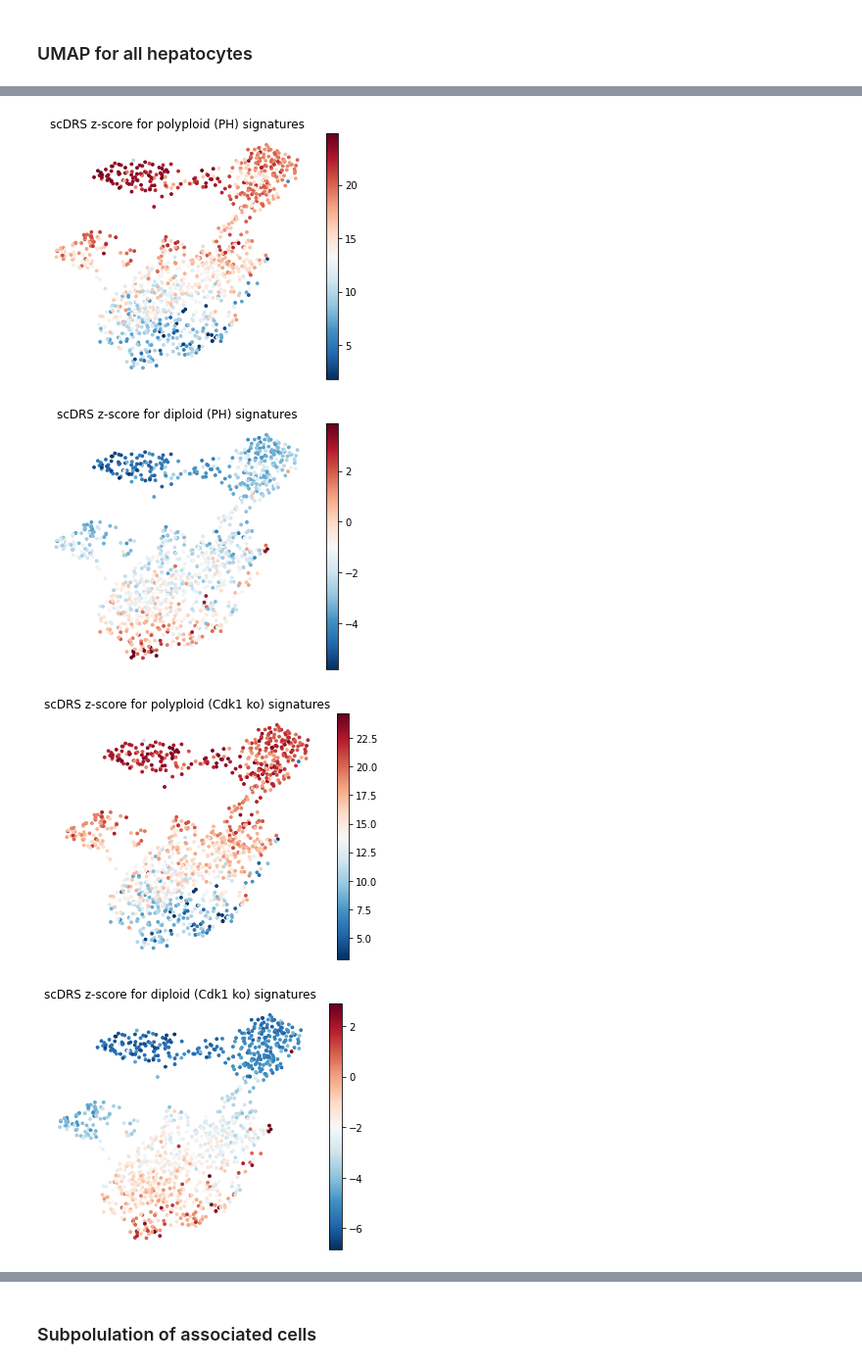
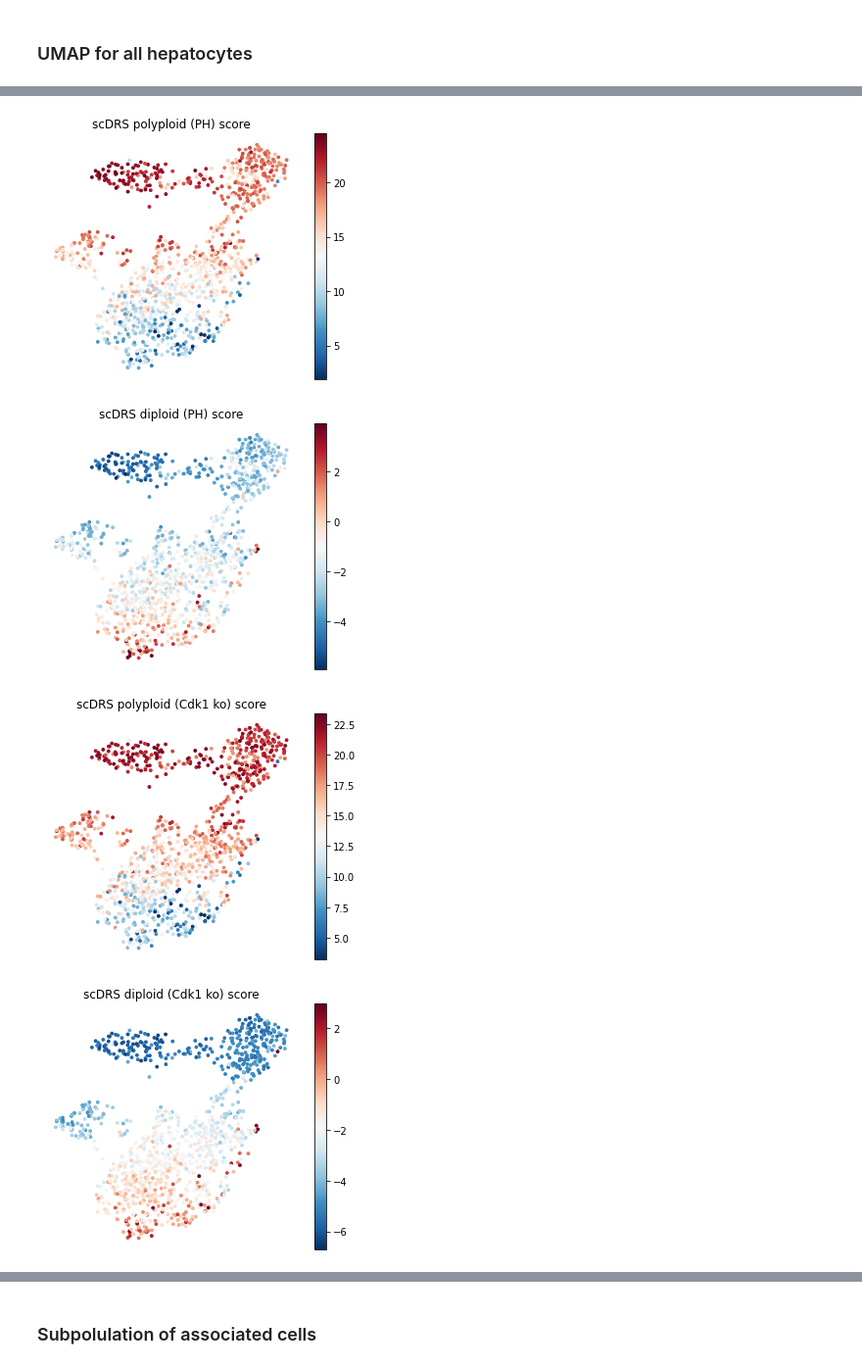
Before and after one commit to martinjzhang/scDRS, a Jupyter notebook: experiments/job.case_hepatocyte/s3_analysis_hep.ipynb, the cells around one changed output, grey strips where cells are left out. Shown at 98% size. Cells and saved outputs as stored; diff of their text form; code cells hidden in the pictures.

Commit message:
job.case_hep

```diff
--- a/experiments/job.case_hepatocyte/s3_analysis_hep.ipynb
+++ b/experiments/job.case_hepatocyte/s3_analysis_hep.ipynb
@@ -123,27 +117,21 @@ for trait in DIC_HM_NAME:
 dic_data_raw = {}
 dic_data_raw['facs'] = dl.load_tms_ct(DATA_PATH, data_name='facs')
 dic_data_raw['droplet'] = dl.load_tms_ct(DATA_PATH, data_name='droplet')
-dic_data_raw['aizarani'] = dl.load_aizarani_raw_data(opt='raw')
-dic_data_raw['halpern'] = dl.load_halpern_shenhav_raw_data(opt='raw')
-dic_data_raw['richter'] = dl.load_richter_raw_data(opt='raw')
-dic_data_raw['rao'] = dl.load_rao_raw_data(opt='raw')
+dic_data_raw['aizarani'] = dl.load_aizarani(DATA_PATH, opt='raw')
+dic_data_raw['halpern'] = dl.load_halpern(DATA_PATH, opt='raw')
+dic_data_raw['richter'] = dl.load_richter(DATA_PATH, opt='raw')
+dic_data_raw['rao'] = dl.load_rao(DATA_PATH, opt='raw')
 
 dic_data_proc = {}
-dic_data_proc['facs'] = read_h5ad('/n/holystore01/LABS/price_lab/Users/mjzhang/scTRS_data/single_cell_data/tms_proc/'
-                                  'hep.facs_annot.h5ad')
-dic_data_proc['droplet'] = read_h5ad('/n/holystore01/LABS/price_lab/Users/mjzhang/scTRS_data/single_cell_data/tms_proc/'
-                                  'hep.droplet.h5ad')
-dic_data_proc['aizarani'] = read_h5ad('/n/holystore01/LABS/price_lab/Users/mjzhang/scTRS_data/single_cell_data/'
-                                      'tms_proc/hep.aizarani.h5ad')
-dic_data_proc['halpern'] = dl.load_halpern_shenhav_raw_data(opt='processed')
-dic_data_proc['richter'] = dl.read_h5ad('/n/holystore01/LABS/price_lab/Users/mjzhang/scTRS_data/single_cell_data/'
-                                        'tms_proc/hep.richter.h5ad')
-dic_data_proc['rao'] = dl.read_h5ad('/n/holystore01/LABS/price_lab/Users/mjzhang/scTRS_data/single_cell_data/'
-                                    'tms_proc/hep.rao.h5ad')
+dic_data_proc['facs'] = read_h5ad(DATA_PATH+'/single_cell_data/tms_proc/hep.facs_annot.h5ad')
+dic_data_proc['droplet'] = read_h5ad(DATA_PATH+'/single_cell_data/tms_proc/hep.droplet.h5ad')
+dic_data_proc['aizarani'] = read_h5ad(DATA_PATH+'/single_cell_data/tms_proc/hep.aizarani.h5ad')
+dic_data_proc['halpern'] = dl.load_halpern(DATA_PATH, opt='processed')
+dic_data_proc['richter'] = dl.read_h5ad(DATA_PATH+'/single_cell_data/tms_proc/hep.richter.h5ad')
+dic_data_proc['rao'] = dl.read_h5ad(DATA_PATH+'/single_cell_data/tms_proc/hep.rao.h5ad')
 
 # Add percent.mt to facs data and filter out high mt cells
-temp_adata = read_h5ad('/n/holystore01/LABS/price_lab/Users/mjzhang/scTRS_data/tabula_muris_senis/'
-                       'adata_genecode_counts_for_gatk_with_metadata.h5ad')
+temp_adata = read_h5ad(DATA_PATH+'/tabula_muris_senis/adata_genecode_counts_for_gatk_with_metadata.h5ad')
 mt_list = [x for x in temp_adata.var_names if x.startswith('mt-')]
 temp_adata.obs['percent.mt'] = temp_adata[:, mt_list].X.sum(axis=1) / temp_adata.X.sum(axis=1)
 
@@ -266,7 +237,7 @@ plt.show()
 # UMAP for hep signatures
 ds = 'facs'
 plot_list = ['CV', 'PN', 'hep4n_richter', 'hep2n_richter', 'case_96hPH_vs_prePH', 'case_prePH_vs_96hPH',
-             'case_vs_ctrl_96hPH', 'ctrl_vs_case_96hPH', 'n_genes']
+             'case_vs_ctrl_96hPH', 'ctrl_vs_case_96hPH', 'large_vs_small', 'n_genes']
 df_plot = pd.DataFrame(index=dic_data_proc['facs'].obs_names,
                        data={'UMAP1':dic_data_proc['facs'].obsm['X_umap'][:,0],
                              'UMAP2':dic_data_proc['facs'].obsm['X_umap'][:,1]})
@@ -276,12 +247,12 @@ df_plot = df_plot.loc[dic_cell_list[ds]]
 
 for trait in plot_list:
 
-    plt.figure(figsize=[5,4])
+    plt.figure(figsize=[4.8,4])
     ax = plt.subplot(1,1,1)
     ax.axis('off')
 
     term = '%s.norm_score'%trait if trait!='n_genes' else 'n_genes'
-    title = 'scDRS z-score for %s signatures'%DF_TRAIT_INFO.loc[trait, 'Code'] \
+    title = 'scDRS %s score'%DF_TRAIT_INFO.loc[trait, 'Code'] \
         if trait!='n_genes' else 'Number of expressed genes'
 
     vmax = np.quantile(df_plot[term], 0.99) + 0.5
@@ -302,4 +273,4 @@ for trait in plot_list:
-[figure, old version]
+[figure, new version]
-[figure, old version]
+[figure, new version]
-[figure, old version]
+[figure, new version]
-[figure, old version]
+[figure, new version]
```
Also changed, not shown: parts of 34 cells of this notebook, 16 other files.
